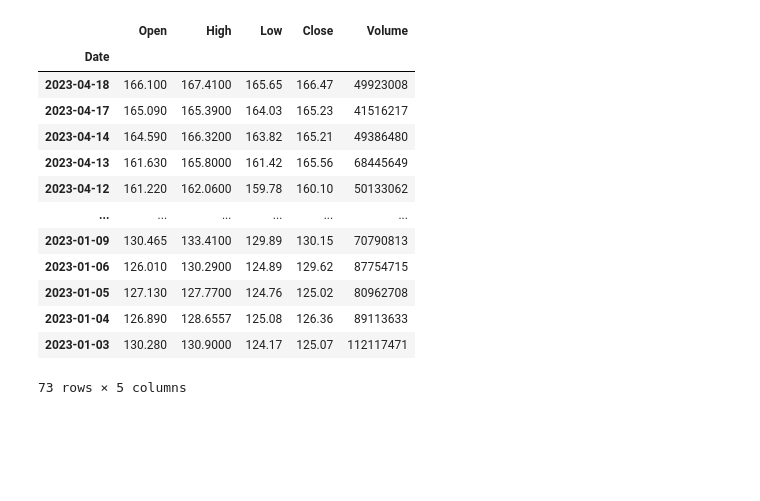
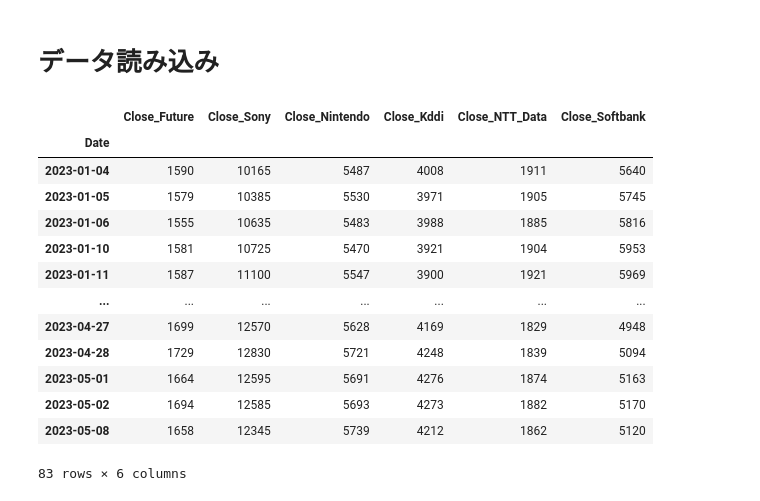
Before and after one commit to 2023-hsymlab/git-github-kiso-kaguyaweb, a Jupyter notebook: Simmple_Stock.ipynb, the cells around one changed output. Saved outputs shown, nothing was run; the diff lists cells and outputs as text; code cells hidden in the pictures; blank space fills up the shorter version.

Commit message:
rank

```diff
--- a/Simmple_Stock.ipynb
+++ b/Simmple_Stock.ipynb
@@ -11,17 +13,0 @@ df = data.DataReader('AAPL.US', 'stooq', start, end)
-# %%
-df
-# %% [output]
-|  | Open | High | Low | Close | Volume |
-| Date |  |  |  |  |  |
-| 2023-04-18 | 166.100 | 167.4100 | 165.65 | 166.47 | 49923008 |
-| 2023-04-17 | 165.090 | 165.3900 | 164.03 | 165.23 | 41516217 |
-| 2023-04-14 | 164.590 | 166.3200 | 163.82 | 165.21 | 49386480 |
-| 2023-04-13 | 161.630 | 165.8000 | 161.42 | 165.56 | 68445649 |
-| 2023-04-12 | 161.220 | 162.0600 | 159.78 | 160.10 | 50133062 |
-| ... | ... | ... | ... | ... | ... |
-| 2023-01-09 | 130.465 | 133.4100 | 129.89 | 130.15 | 70790813 |
-| 2023-01-06 | 126.010 | 130.2900 | 124.89 | 129.62 | 87754715 |
-| 2023-01-05 | 127.130 | 127.7700 | 124.76 | 125.02 | 80962708 |
-| 2023-01-04 | 126.890 | 128.6557 | 125.08 | 126.36 | 89113633 |
-| 2023-01-03 | 130.280 | 130.9000 | 124.17 | 125.07 | 112117471 |
-73 rows × 5 columns
@@ -27,0 +17,2 @@ df
+# %% [markdown]
+# データ読み込み
@@ -27,0 +27,24 @@ df
+# %%
+df_rank = pd.DataFrame()
+df_rank['Close_Future'] = df['Close']
+df_rank['Close_Sony'] = df2['Close']
+df_rank['Close_Nintendo'] = df3['Close']
+df_rank['Close_Kddi'] = df4['Close']
+df_rank['Close_NTT_Data'] = df5['Close']
+df_rank['Close_Softbank'] = df6['Close']
+df_rank.iloc[::-1]
+# %% [output]
+|  | Close_Future | Close_Sony | Close_Nintendo | Close_Kddi | Close_NTT_Data | Close_Softbank |
+| Date |  |  |  |  |  |  |
+| 2023-01-04 | 1590 | 10165 | 5487 | 4008 | 1911 | 5640 |
+| 2023-01-05 | 1579 | 10385 | 5530 | 3971 | 1905 | 5745 |
+| 2023-01-06 | 1555 | 10635 | 5483 | 3988 | 1885 | 5816 |
+| 2023-01-10 | 1581 | 10725 | 5470 | 3921 | 1904 | 5953 |
+| 2023-01-11 | 1587 | 11100 | 5547 | 3900 | 1921 | 5969 |
+| ... | ... | ... | ... | ... | ... | ... |
+| 2023-04-27 | 1699 | 12570 | 5628 | 4169 | 1829 | 4948 |
+| 2023-04-28 | 1729 | 12830 | 5721 | 4248 | 1839 | 5094 |
+| 2023-05-01 | 1664 | 12595 | 5691 | 4276 | 1874 | 5163 |
+| 2023-05-02 | 1694 | 12585 | 5693 | 4273 | 1882 | 5170 |
+| 2023-05-08 | 1658 | 12345 | 5739 | 4212 | 1862 | 5120 |
+83 rows × 6 columns
```
Also changed, not shown: parts of 10 cells of this notebook, 6 other files.
